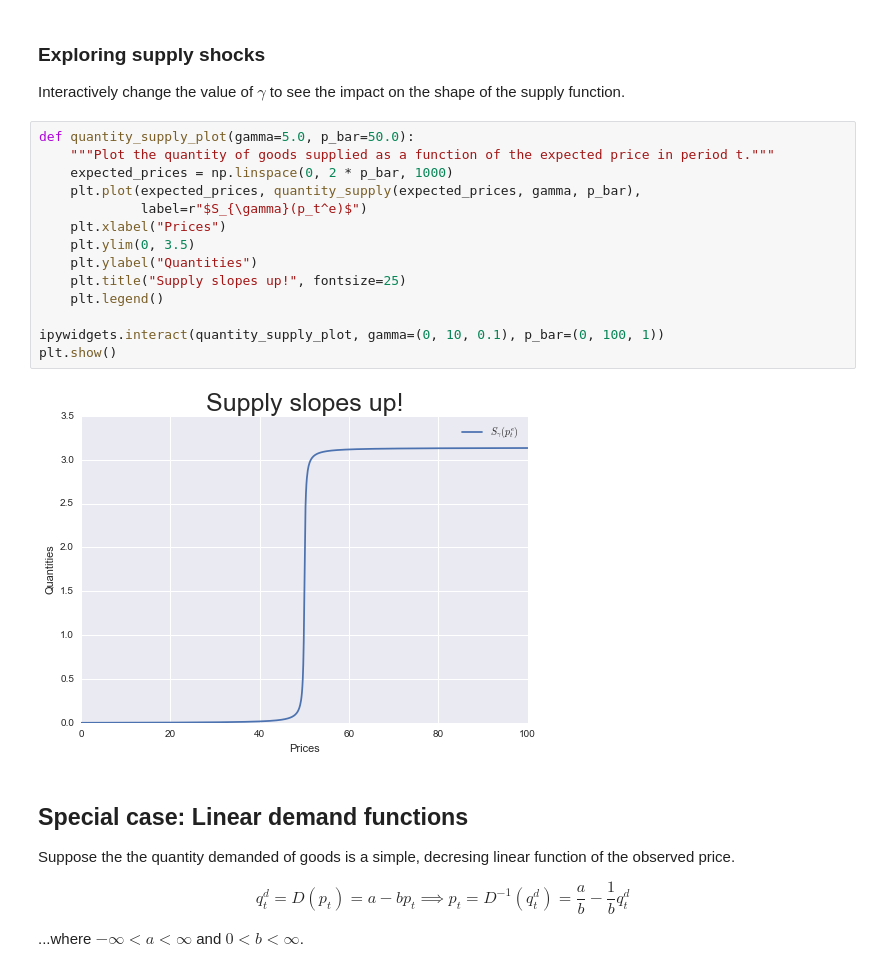
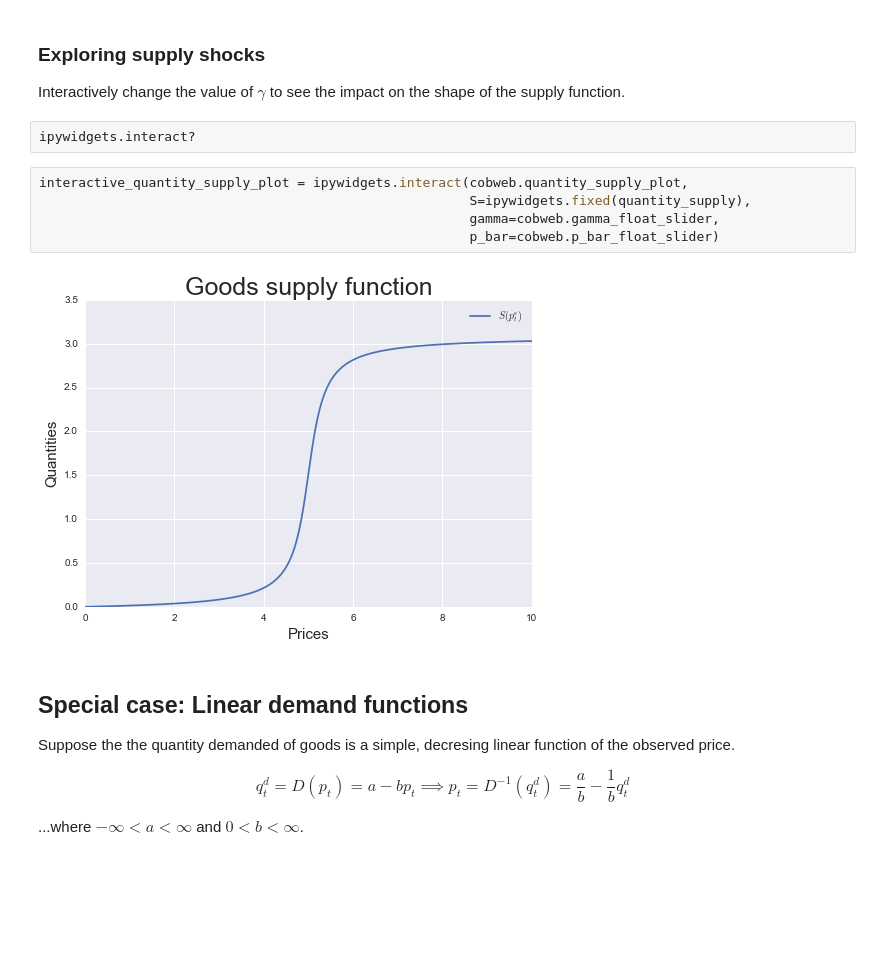
Before and after one commit to davidrpugh/sfi-complexity-mooc, a Jupyter notebook: notebooks/cobweb-models.ipynb, the cells around one changed output. Cells and saved outputs as stored; diff of their text form; blank space fills up the shorter version.

```diff
--- a/notebooks/cobweb-models.ipynb
+++ b/notebooks/cobweb-models.ipynb
@@ -67,22 +73,15 @@ def quantity_supply(expected_price, gamma, p_bar, **params):
 <h3> Exploring supply shocks </h3>
 
 Interactively change the value of $\gamma$ to see the impact on the shape of the supply function.
-# %%
-def quantity_supply_plot(gamma=5.0, p_bar=50.0):
-    """Plot the quantity of goods supplied as a function of the expected price in period t."""
-    expected_prices = np.linspace(0, 2 * p_bar, 1000)
-    plt.plot(expected_prices, quantity_supply(expected_prices, gamma, p_bar),
-             label=r"$S_{\gamma}(p_t^e)$")
-    plt.xlabel("Prices")
-    plt.ylim(0, 3.5)
-    plt.ylabel("Quantities")
-    plt.title("Supply slopes up!", fontsize=25)
-    plt.legend()
-
-ipywidgets.interact(quantity_supply_plot, gamma=(0, 10, 0.1), p_bar=(0, 100, 1))
-plt.show()
-# %% [output]
-[figure, removed]
+# %%
+ipywidgets.interact?
+# %%
+interactive_quantity_supply_plot = ipywidgets.interact(cobweb.quantity_supply_plot,
+                                                       S=ipywidgets.fixed(quantity_supply),
+                                                       gamma=cobweb.gamma_float_slider,
+                                                       p_bar=cobweb.p_bar_float_slider)
+# %% [output]
+[figure, added]
 # %% [markdown]
 <h2> Special case: Linear demand functions </h2>
 
```
Also changed, not shown: parts of 15 cells of this notebook, 1 other file.
